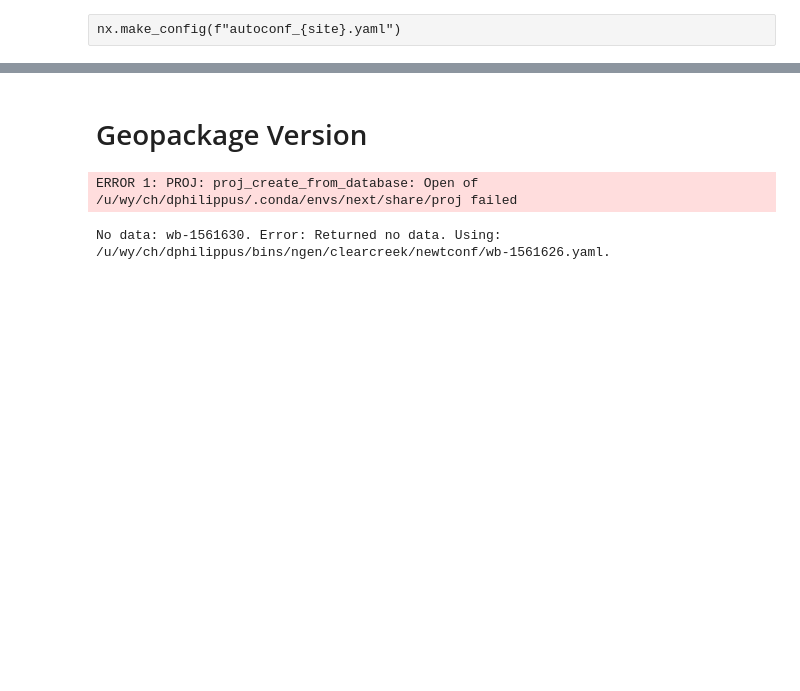
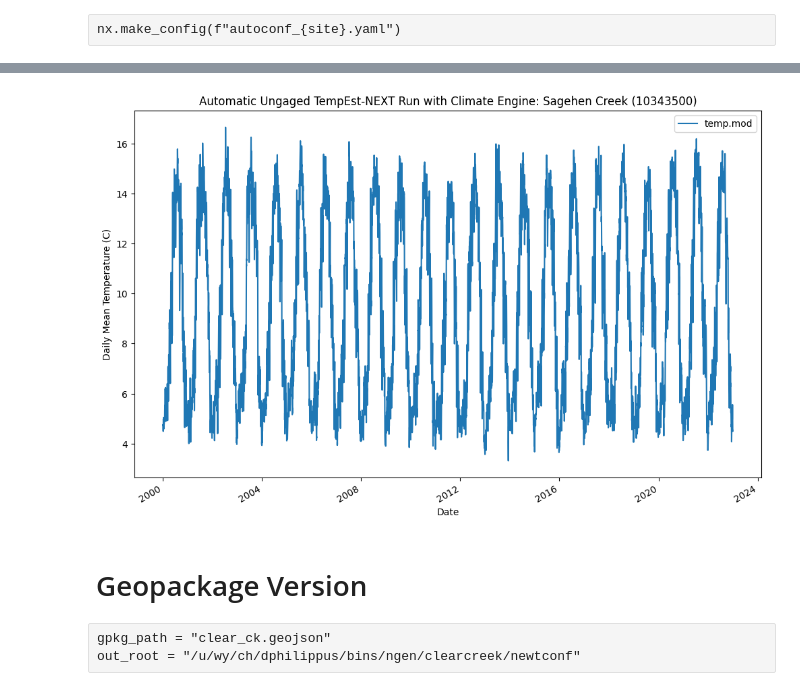
Before and after one commit to mines-ciroh/TempEst-NEWT, a Jupyter notebook: NEXT_autorun.ipynb, the cells around one changed output, grey strips where cells are left out. Cells and saved outputs as stored; diff of their text form; code cells hidden in the pictures; blank space fills up the shorter version.

```diff
--- a/NEXT_autorun.ipynb
+++ b/NEXT_autorun.ipynb
@@ -10,4 +12,4 @@ import shutil
 # %%
-nx = NEXT.from_pickle("coefs.pickle")
+nx = NEXT.from_default_pickle()
 # %% [markdown]
 # USGS Version
@@ -24,0 +16,16 @@ nx.make_newt(ws_data)
+# %%
+site = "10343500"  # Sagehen
+name = "Sagehen Creek"
+# site = "06719505"  # Clear Creek (Q, no T)
+# name = "Clear Creek at Golden, CO"
+# site = "02465000"  # Black Warrior R. (Q, no T) (National Water Center)
+# name = "Black Warrior River near Tuscaloosa, AL"
+# %%
+fn = f"results/inputs_{site}.csv"
+if os.path.exists(fn):
+    ws_data = pd.read_csv(fn)
+    ws_data["date"] = pd.to_datetime(ws_data["date"])
+else:
+    ws_data = full_data(site, "2000", "2022")
+    ws_data.to_csv(fn, index=False)
+ws_data
@@ -35,0 +53,3 @@ plt.savefig(f"UngagedAuto_{site}.png", dpi=1200, bbox_inches="tight")
+# %%
+res = nx.run(ws_data)
+res
@@ -36,2 +70,10 @@ plt.savefig(f"UngagedAuto_{site}.png", dpi=1200, bbox_inches="tight")
+# %%
+fig = plt.figure(figsize=(12, 8))
+ax = plt.axes()
+res.plot(x="date", y="temp.mod", ax=ax, title=f"Automatic Ungaged TempEst-NEXT Run{' with Climate Engine' if use_clim else ''}: {name} ({site})",
+        xlabel="Date", ylabel="Daily Mean Temperature (C)")
+plt.savefig(f"results/UngagedAuto_{site}_{'with' if use_clim else 'without'}ClimateEngine.png", dpi=1200, bbox_inches="tight")
+# %% [output]
+[figure, added]
 # %% [markdown]
 # Geopackage Version
@@ -43,17 +80,3 @@ data_gen = all_data_gpkg(gpkg_path, "2015-01-01", "2019-12-31")
-# %%
-last_run = ""
-for (site, data) in data_gen:
-    fn = f"{out_root}/{site}.yaml"
-    try:
-        if data is None:
-            raise ValueError("Returned no data")
-        nx.make_newt(data, reset=True)
-        nx.newt.logfile = f"log{site}.txt"
-        nx.make_config(fn)
-        last_run = fn
-    except Exception as e:
-        print(f"No data: {site}. Error: {e}. Using: {last_run}.")
-        shutil.copy(last_run, fn)
-# %% [output]
-ERROR 1: PROJ: proj_create_from_database: Open of /u/wy/ch/dphilippus/.conda/envs/next/share/proj failed
-No data: wb-1561630. Error: Returned no data. Using: /u/wy/ch/dphilippus/bins/ngen/clearcreek/newtconf/wb-1561626.yaml.
+# %% [raw]
+gpkg_path = "clear_ck.geojson"
+out_root = "/u/wy/ch/dphilippus/bins/ngen/clearcreek/newtconf"
```
Also changed, not shown: parts of 13 cells of this notebook, 1 other file.
